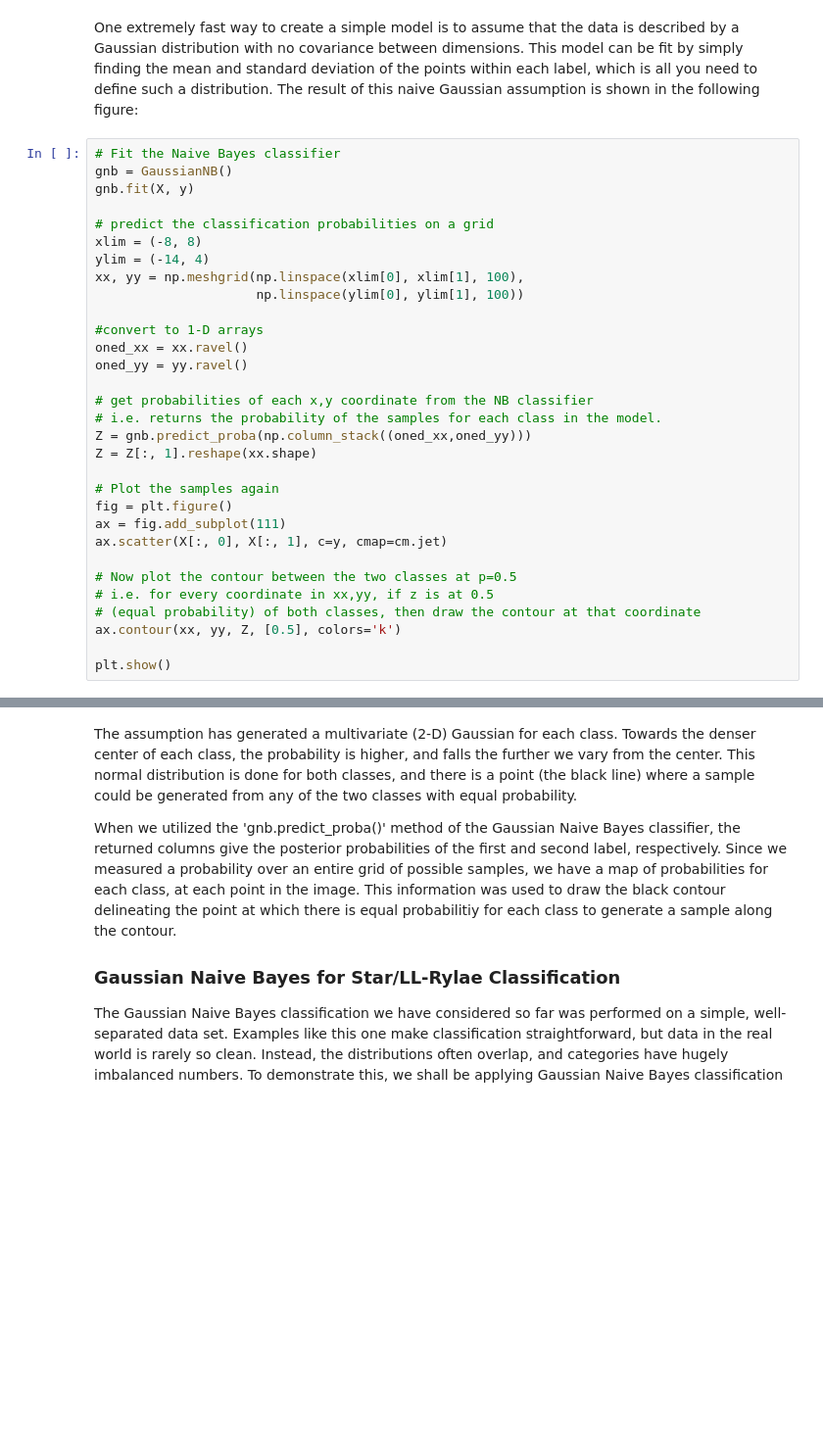
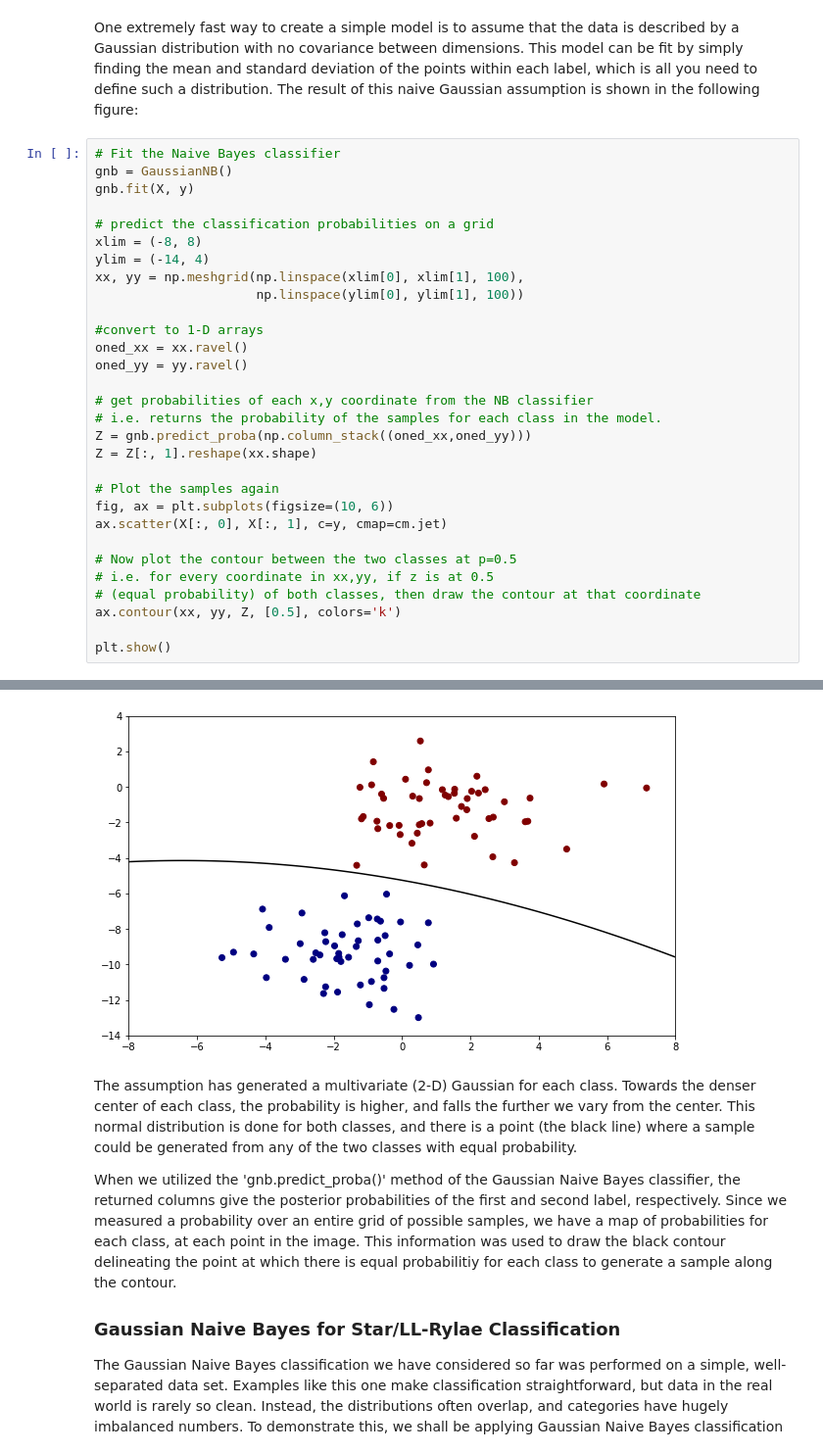
Before and after one commit to uom-lectures/PHY3287, a Jupyter notebook: lecture_4.ipynb, the cells around one changed output, grey strips where cells are left out. Shown at 98% size. Drawn from its saved outputs; the diff is of its cells as text; blank space fills up the shorter version.

```diff
--- a/lecture_4.ipynb
+++ b/lecture_4.ipynb
@@ -94,8 +94,7 @@ Z = gnb.predict_proba(np.column_stack((oned_xx,oned_yy)))
 Z = Z[:, 1].reshape(xx.shape)
 
 # Plot the samples again
-fig = plt.figure()
-ax = fig.add_subplot(111)
+fig, ax = plt.subplots(figsize=(10, 6))
 ax.scatter(X[:, 0], X[:, 1], c=y, cmap=cm.jet)
 
 # Now plot the contour between the two classes at p=0.5
@@ -110,3 +107,4 @@ plt.show()
+[figure, added]
 # %% [markdown]
 The assumption has generated a multivariate (2-D) Gaussian for each class. Towards the denser center of each class, the probability is higher, and falls the further we vary from the center. This normal distribution is done for both classes, and there is a point (the black line) where a sample could be generated from any of the two classes with equal probability.
 
```
Also changed, not shown: parts of 66 cells of this notebook, 4 other files.
